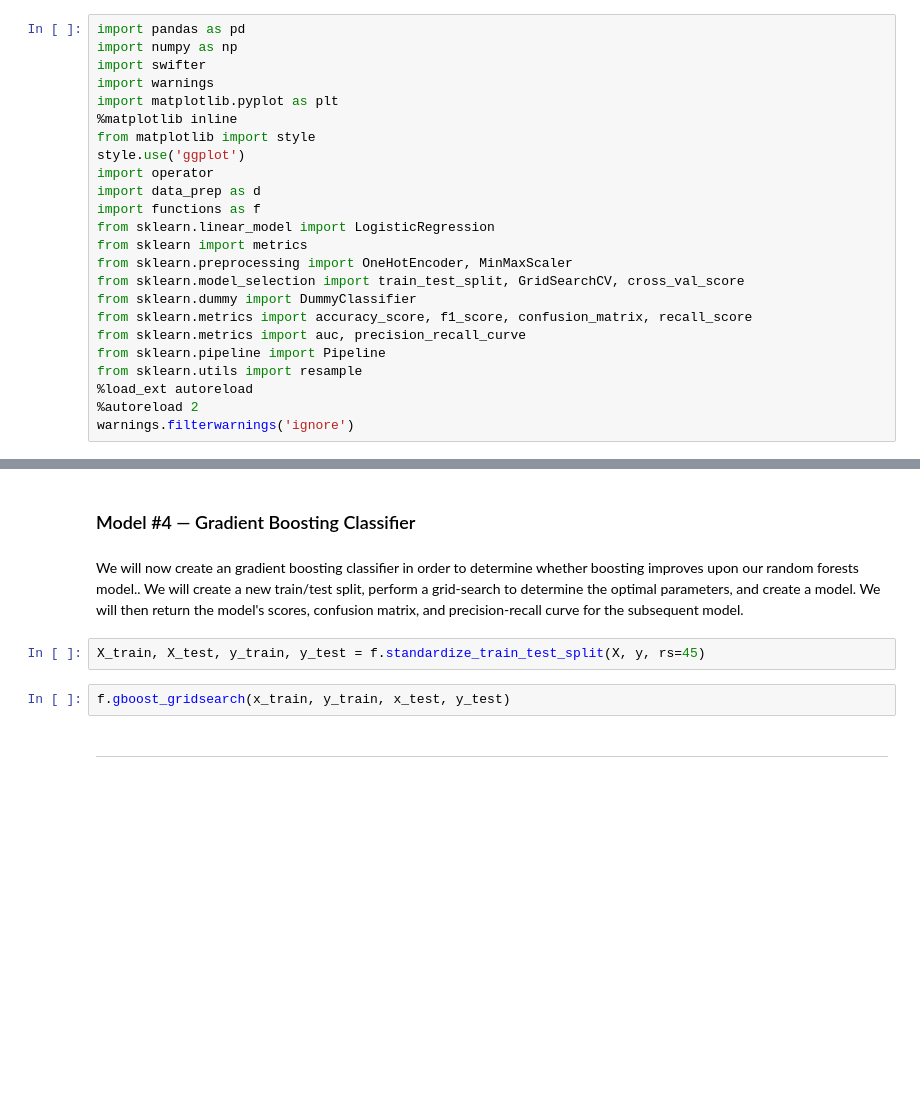
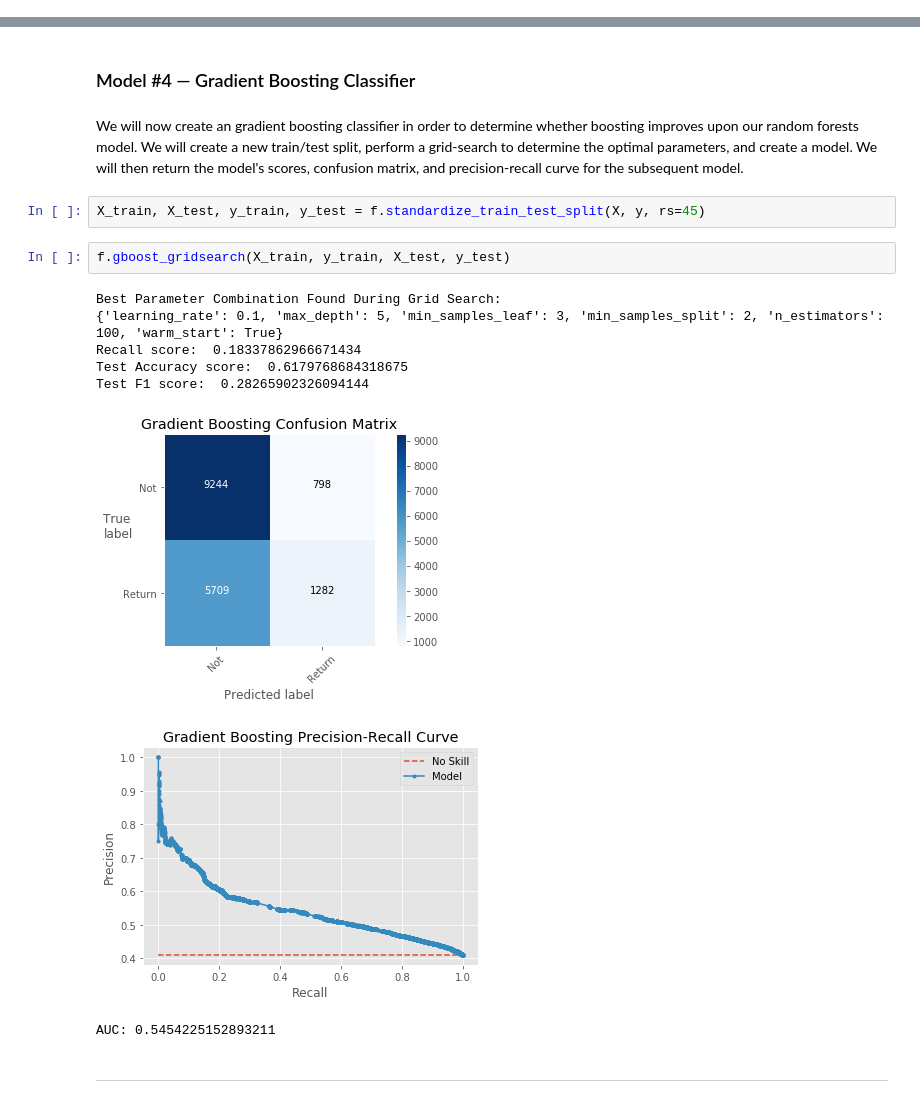
Before and after one commit to khayes847/Hospital_Readmittance_Rates_Diabetes, a Jupyter notebook: Narrative_Notebook_kyle.ipynb, the cells around one changed output, grey strips where cells are left out. Saved outputs shown, nothing was run; the diff lists cells and outputs as text; blank space fills up the shorter version.

Commit message:
Add gradient boost and clean pages

```diff
--- a/Narrative_Notebook_kyle.ipynb
+++ b/Narrative_Notebook_kyle.ipynb
@@ -29,24 +8,0 @@ You should consider upgrading via the 'pip install --upgrade pip' command.
-# %%
-import pandas as pd
-import numpy as np
-import swifter
-import warnings
-import matplotlib.pyplot as plt
-%matplotlib inline
-from matplotlib import style
-style.use('ggplot')
-import operator
-import data_prep as d
-import functions as f
-from sklearn.linear_model import LogisticRegression
-from sklearn import metrics
-from sklearn.preprocessing import OneHotEncoder, MinMaxScaler
-from sklearn.model_selection import train_test_split, GridSearchCV, cross_val_score
-from sklearn.dummy import DummyClassifier
-from sklearn.metrics import accuracy_score, f1_score, confusion_matrix, recall_score
-from sklearn.metrics import auc, precision_recall_curve
-from sklearn.pipeline import Pipeline
-from sklearn.utils import resample
-%load_ext autoreload
-%autoreload 2
-warnings.filterwarnings('ignore')
@@ -194,9 +161,18 @@ Although this marks an improvement in each scoring metric over the logistic regr
 # %% [markdown]
-We will now create an gradient boosting classifier in order to determine whether boosting improves upon our random forests model.. We will create a new train/test split, perform a grid-search to determine the optimal parameters, and create a model. We will then return the model's scores, confusion matrix, and precision-recall curve for the subsequent model.
+We will now create an gradient boosting classifier in order to determine whether boosting improves upon our random forests model. We will create a new train/test split, perform a grid-search to determine the optimal parameters, and create a model. We will then return the model's scores, confusion matrix, and precision-recall curve for the subsequent model.
 # %%
 X_train, X_test, y_train, y_test = f.standardize_train_test_split(X, y, rs=45)
 # %%
-f.gboost_gridsearch(x_train, y_train, x_test, y_test)
+f.gboost_gridsearch(X_train, y_train, X_test, y_test)
+# %% [output]
+Best Parameter Combination Found During Grid Search:
+{'learning_rate': 0.1, 'max_depth': 5, 'min_samples_leaf': 3, 'min_samples_split': 2, 'n_estimators': 100, 'warm_start': True}
+Recall score:  0.18337862966671434
+Test Accuracy score:  0.6179768684318675
+Test F1 score:  0.28265902326094144
+[figure, added]
+[figure, added]
+AUC: 0.5454225152893211
 # %% [markdown]
 ----
 # %% [markdown]
```
Also changed, not shown: parts of 4 cells of this notebook, 5 other files.
